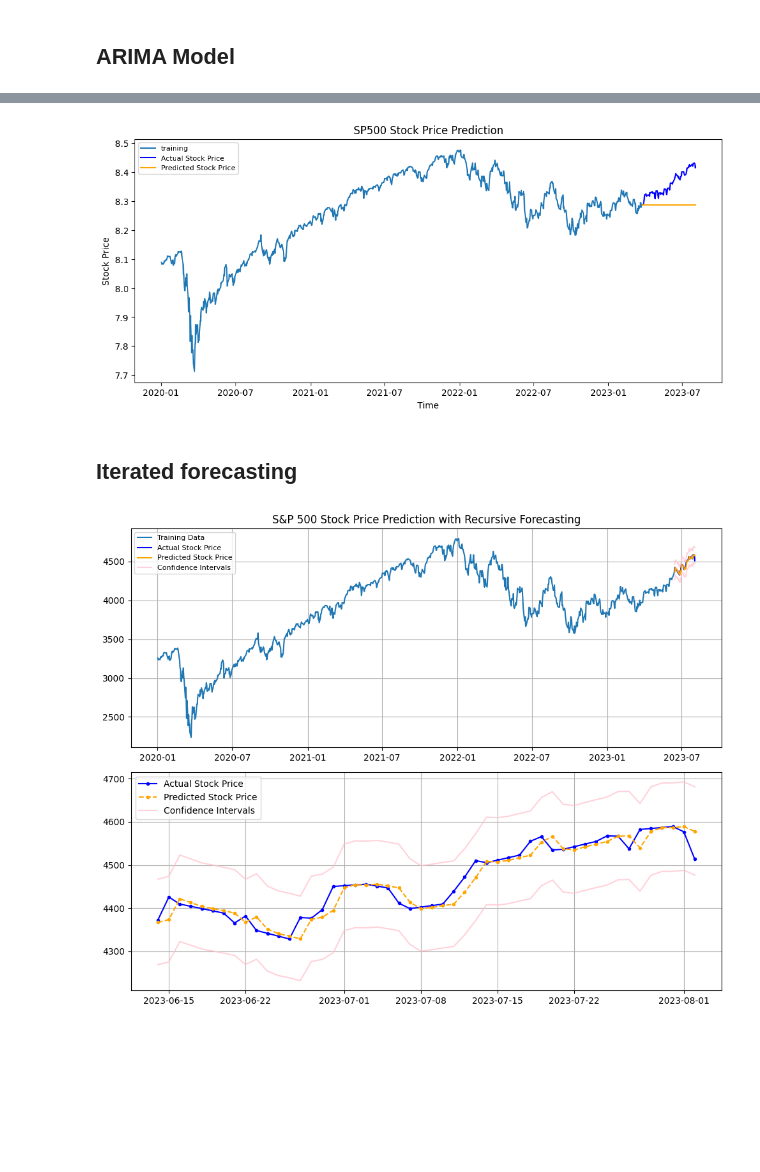
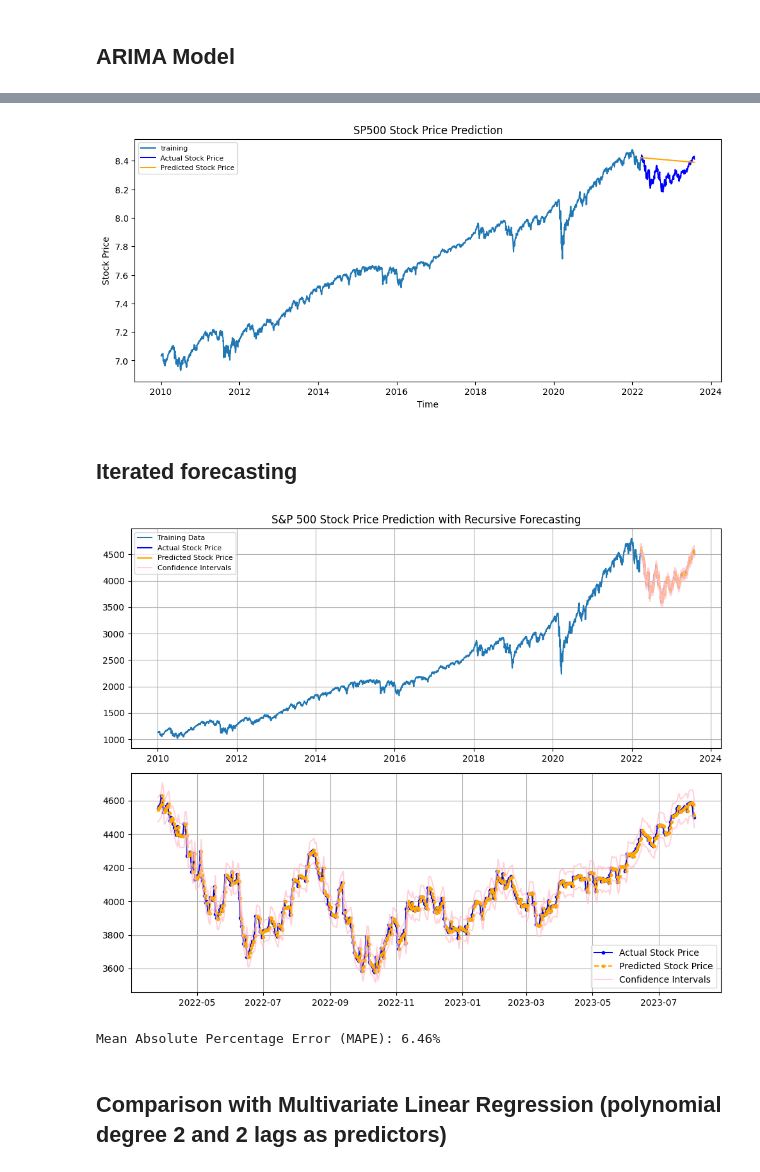
Before and after one commit to bergio13/Time_series_analysis, a Jupyter notebook: time_series.ipynb, the cells around one changed output, grey strips where cells are left out. Drawn from its saved outputs; the diff is of its cells as text; code cells hidden in the pictures; blank space fills up the shorter version.

```diff
--- a/time_series.ipynb
+++ b/time_series.ipynb
@@ -16,5 +19,5 @@ from statsmodels.graphics.tsaplots import plot_pacf
 # %%
-data = yf.download("^GSPC", start="2020-01-01", end=dt.datetime.today())
+data = yf.download("^GSPC", start="2010-01-01", end=dt.datetime.today())
 data
 # %% [output]
 [*********************100%***********************]  1 of 1 completed
@@ -260,7 +263,7 @@ c is a constant, phi(1), ..., phi(p) are the parameters of the autoregressive pa
 theta(1), ..., theta(q) are the parameters of the moving average part.
 
 """
-model = ARIMA(train_data, order=(2, 1, 0))
+model = ARIMA(train_data, order=model_autoARIMA.get_params().get('order'))
 fitted = model.fit()
 print(fitted.summary())
 # %% [output]
@@ -295,12 +298,12 @@ plt.ylabel('Stock Price')
 plt.legend(loc='upper left', fontsize=8)
 plt.show()
 # %% [output]
-[figure, old version]
+[figure, new version]
 # %% [markdown]
 ## Iterated forecasting
 # %%
 # Split data into train and test sets
-train_data, test_data = df_log[0:-50], df_log[-50:]
+train_data, test_data = df_log[0:int(len(df_log)*0.9)], df_log[int(len(df_log)*0.9):]
 
 # Initialize an empty list to store forecasted values
 forecast_values = []
@@ -308,7 +311,7 @@ lower_conf_int = []
 upper_conf_int = []
 
 # Train ARIMA model on the train_data
-model = ARIMA(train_data, order=(2, 1, 0))
+model = ARIMA(train_data, order=model_autoARIMA.get_params().get('order'))
 fitted = model.fit()
 
 # Loop through the test data to make recursive forecasts
@@ -325,7 +328,7 @@ for i in range(len(test_data)):
     train_data = pd.concat([train_data, test_data[i:i+1]])
 
     # Update the model with the latest available data
-    model = ARIMA(train_data, order=(2, 1, 0))
+    model = ARIMA(train_data, order=model_autoARIMA.get_params().get('order'))
     fitted = model.fit()
 
 # Convert the forecasted log values back to original scale (inverse log transform)
@@ -333,31 +336,53 @@ forecast_values = np.exp(forecast_values)
 lower_conf_int = np.exp(lower_conf_int)
 upper_conf_int = np.exp(upper_conf_int)
 
 # Create date range for forecast
 forecast_dates = pd.date_range(start=test_data.index[0], periods=len(test_data), freq='D')
 
 fig, (ax1, ax2) = plt.subplots(2, 1, figsize=(10, 8))
 
 # Plot the actual data, forecast, and confidence intervals
 ax1.plot(np.exp(train_data), label='Training Data')
 ax1.plot(np.exp(test_data), color='blue', label='Actual Stock Price')
 ax1.plot(forecast_dates, forecast_values, color='orange', label='Predicted Stock Price')
 ax1.plot(forecast_dates, upper_conf_int, color='pink', alpha=0.7, label='Confidence Intervals')
 ax1.plot(forecast_dates, lower_conf_int, color='pink', alpha=0.7)
 ax1.set_title('S&P 500 Stock Price Prediction with Recursive Forecasting')
 ax1.legend(loc='upper left', fontsize=8)
 ax1.grid(True)
 
 
 # Plot Standard Deviation on the second subplot
 ax2.plot(np.exp(test_data), color='blue', marker='.', label='Actual Stock Price')
 ax2.plot(forecast_dates, forecast_values, ls ='--', marker='.', color='orange', label='Predicted Stock Price')
 ax2.plot(forecast_dates, upper_conf_int, color='pink', alpha=0.7, label='Confidence Intervals')
 ax2.plot(forecast_dates, lower_conf_int, color='pink', alpha=0.7)
 ax2.legend()
 ax2.grid(True)
 
 plt.tight_layout()
 plt.show()
 # %% [output]
-[figure, old version]
+[figure, new version]
+# %%
+def mean_absolute_percentage_error(y_true, y_pred):
+    """
+    Calculate Mean Absolute Percentage Error (MAPE).
+
+    Parameters:
+        y_true (array-like): Array of true values.
+        y_pred (array-like): Array of predicted values.
+
+    Returns:
+        float: Mean Absolute Percentage Error (MAPE).
+    """
+    y_true, y_pred = np.array(y_true), np.array(y_pred)
+    return np.mean(np.abs((y_true - y_pred) / y_true)) * 100
+
+
+mape = mean_absolute_percentage_error(np.exp(test_data), forecast_values)
+print(f"Mean Absolute Percentage Error (MAPE): {mape:.2f}%")
+# %% [output]
+Mean Absolute Percentage Error (MAPE): 6.46%
+# %% [markdown]
+## Comparison with Multivariate Linear Regression (polynomial degree 2 and 2 lags as predictors)
```
Also changed, not shown: parts of 18 cells of this notebook.
